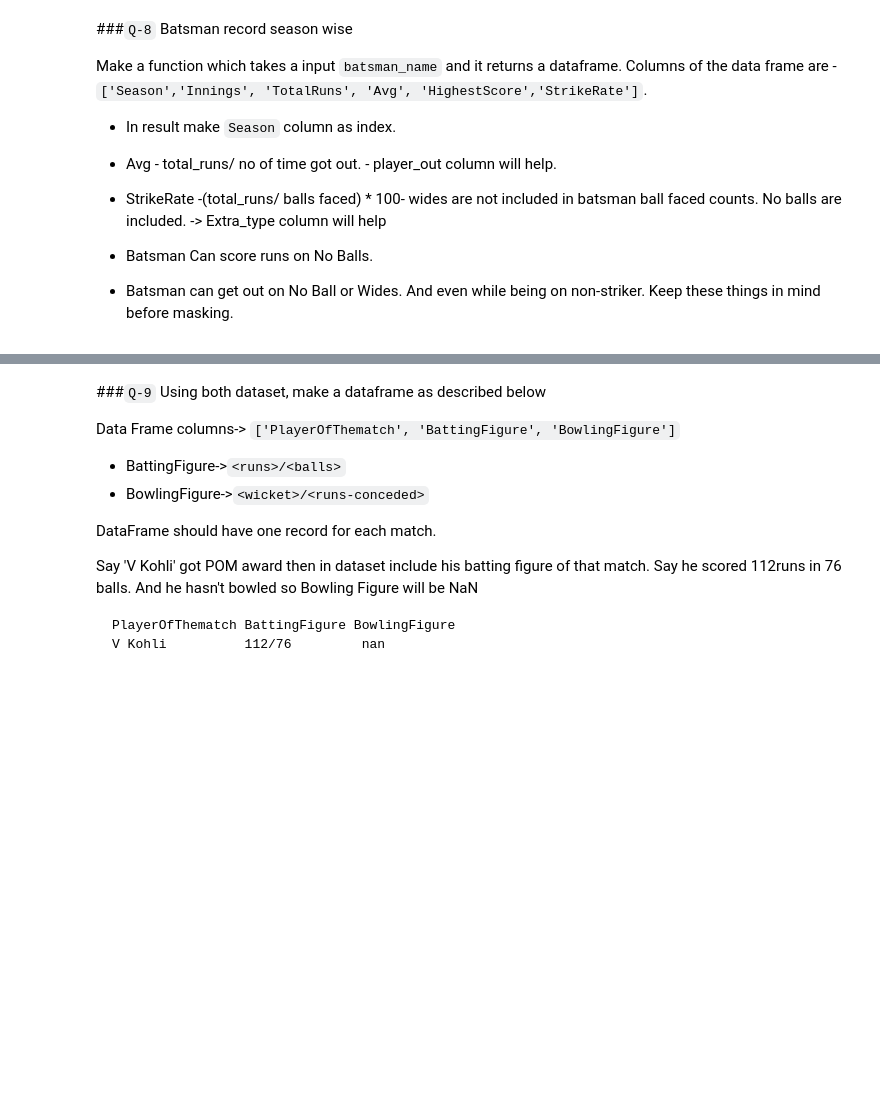
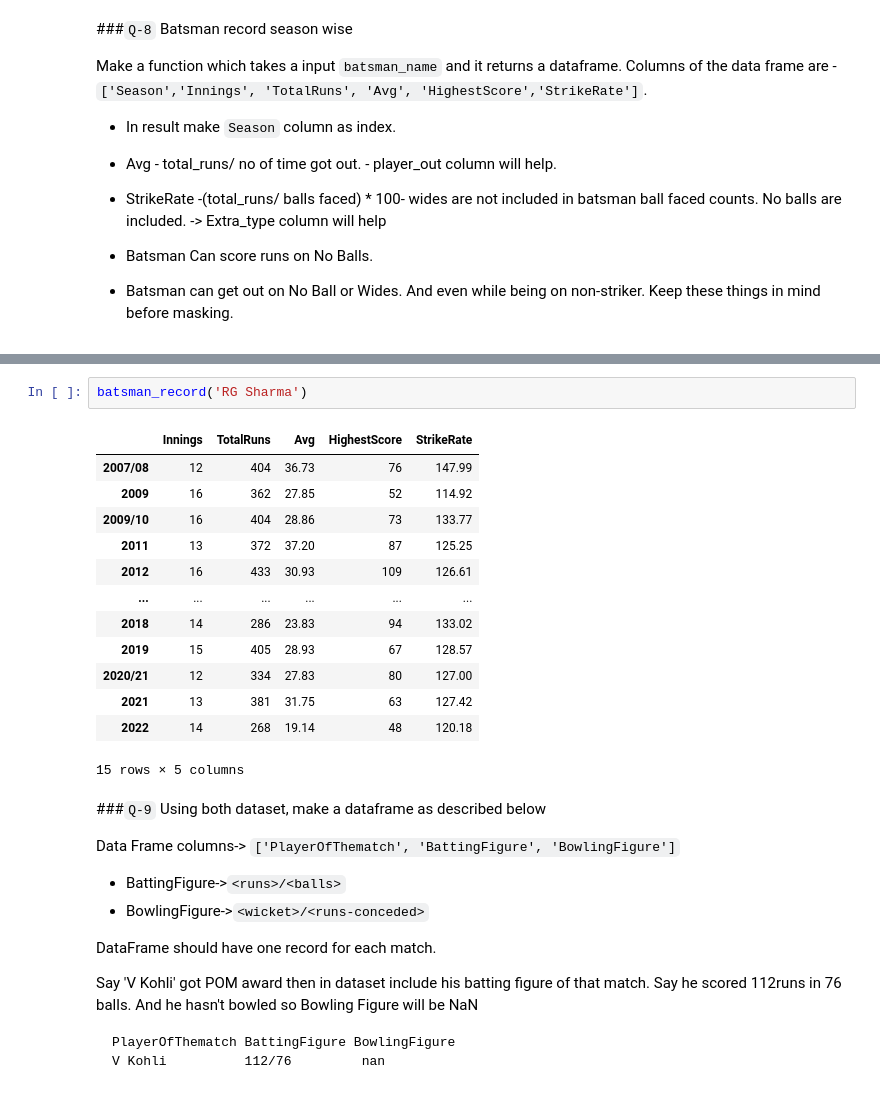
Before and after one commit to rishabhk1501/Data-Analytics-Tasks, a Jupyter notebook: session_20_task_soln.ipynb, the cells around one changed output, grey strips where cells are left out. Drawn from its saved outputs; the diff is of its cells as text; blank space fills up the shorter version.

```diff
--- a/session_20_task_soln.ipynb
+++ b/session_20_task_soln.ipynb
@@ -246,3 +360,19 @@ Columns of the data frame are - `['Season','Innings', 'TotalRuns', 'Avg', 'Highe
+# %%
+batsman_record('RG Sharma')
+# %% [output]
+|  | Innings | TotalRuns | Avg | HighestScore | StrikeRate |
+| 2007/08 | 12 | 404 | 36.73 | 76 | 147.99 |
+| 2009 | 16 | 362 | 27.85 | 52 | 114.92 |
+| 2009/10 | 16 | 404 | 28.86 | 73 | 133.77 |
+| 2011 | 13 | 372 | 37.20 | 87 | 125.25 |
+| 2012 | 16 | 433 | 30.93 | 109 | 126.61 |
+| ... | ... | ... | ... | ... | ... |
+| 2018 | 14 | 286 | 23.83 | 94 | 133.02 |
+| 2019 | 15 | 405 | 28.93 | 67 | 128.57 |
+| 2020/21 | 12 | 334 | 27.83 | 80 | 127.00 |
+| 2021 | 13 | 381 | 31.75 | 63 | 127.42 |
+| 2022 | 14 | 268 | 19.14 | 48 | 120.18 |
+15 rows × 5 columns
 # %% [markdown]
 ###`Q-9` Using both dataset, make a dataframe as described below
 
```
Also changed, not shown: parts of 14 cells of this notebook.
